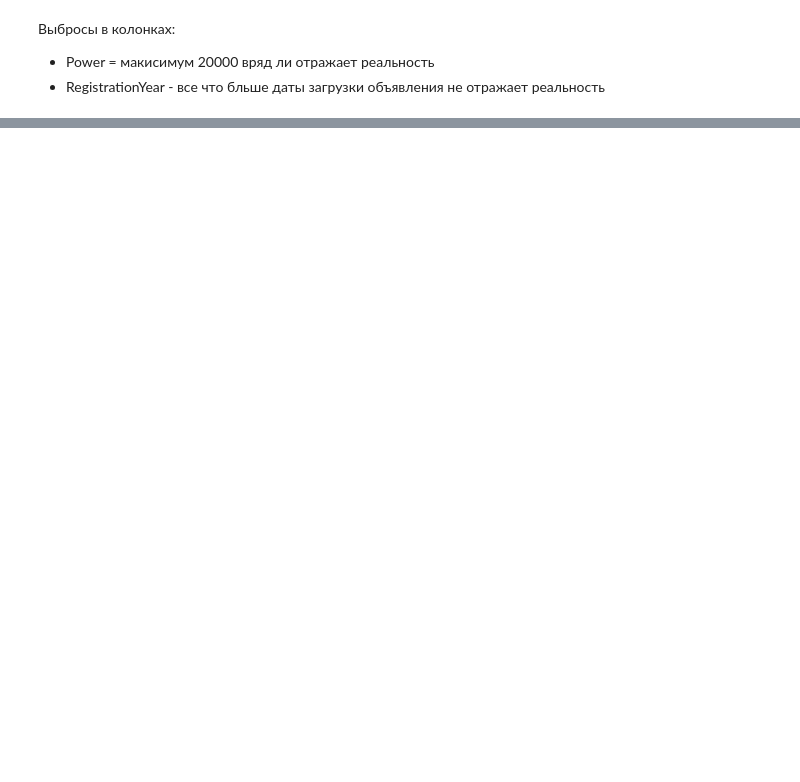
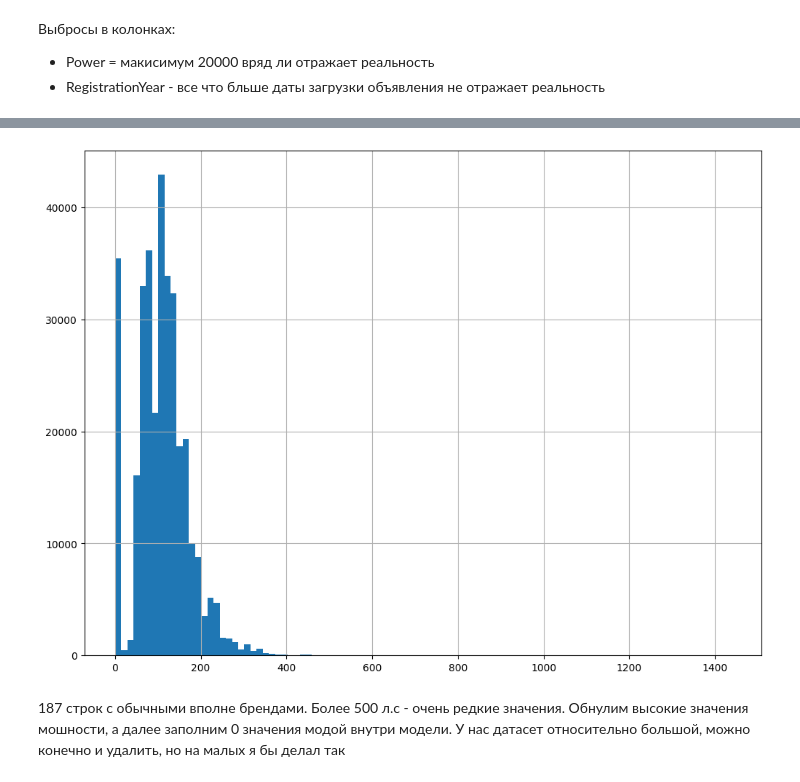
Before and after one commit to olipalol/YP_ml_learning, a Jupyter notebook: numerical_methods.ipynb, the cells around one changed output, grey strips where cells are left out. Cells and saved outputs as stored; diff of their text form; code cells hidden in the pictures; blank space fills up the shorter version.

```diff
--- a/numerical_methods.ipynb
+++ b/numerical_methods.ipynb
@@ -397,0 +482,6 @@ Name: proportion, dtype: float64
+# %%
+# удалим из df объявления с ценой 0 Евро
+df_filtred = df.copy()
+print('До удаления 0 цен', df_filtred.shape)
+df_filtred = df_filtred.query('Price > 0')
+print('После удаления 0 цен', df_filtred.shape)
@@ -397,0 +508,2 @@ Name: proportion, dtype: float64
+# %%
+df_filtred = df_filtred.query('RegistrationYear >= 1955 & RegistrationYear <= 2020')
@@ -397,0 +524,8 @@ Name: proportion, dtype: float64
+# %%
+ax = df_filtred.query('Power < 1500')['Power'].hist(bins=100, figsize=(12,9))
+# %% [output]
+[figure, added]
+# %% [markdown]
+187 строк с обычными вполне брендами.
+Более 500 л.с - очень редкие значения.
+Обнулим высокие значения мошности, а далее заполним 0 значения модой внутри модели. У нас датасет относительно большой, можно конечно и удалить, но на малых я бы делал так
```
Also changed, not shown: parts of 63 cells of this notebook.
